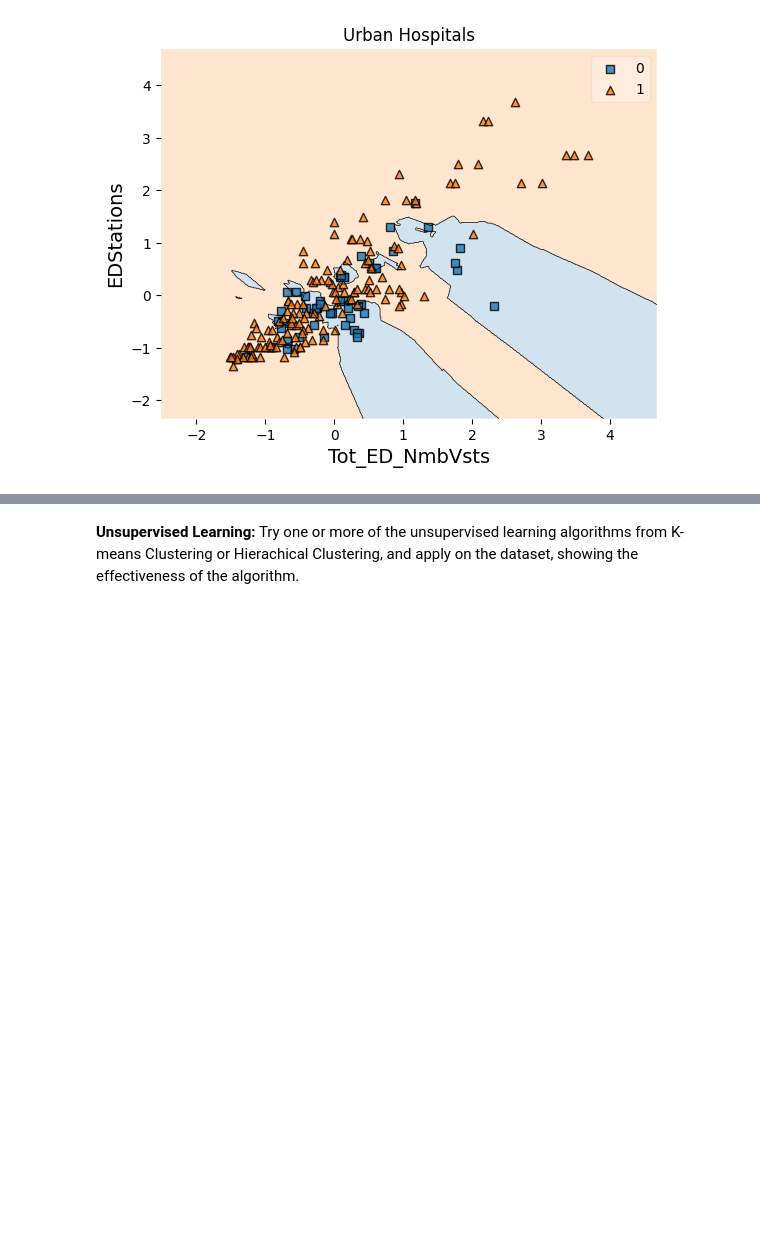
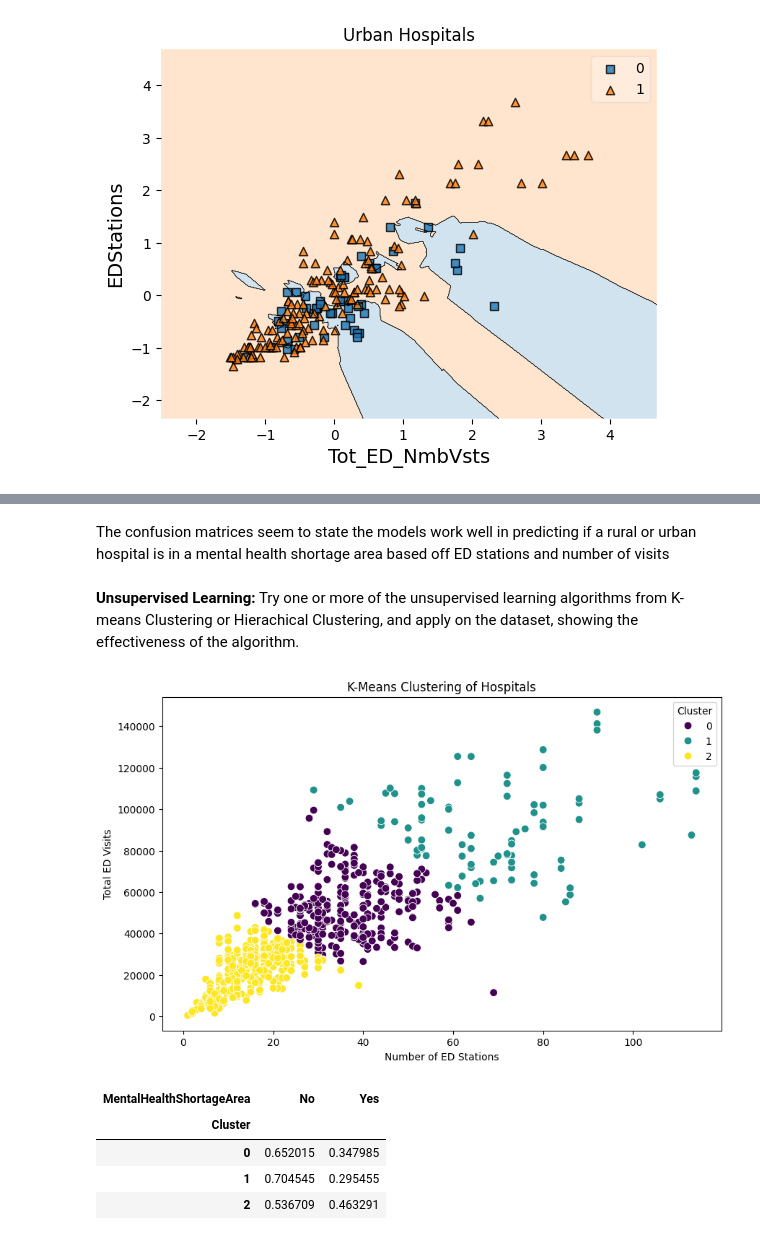
Before and after one commit to tovarrog24/Emergency-Department-Volume-and-Capacity, a Jupyter notebook: learning.ipynb, the cells around one changed output, grey strips where cells are left out. Drawn from its saved outputs; the diff is of its cells as text; code cells hidden in the pictures; blank space fills up the shorter version.

```diff
--- a/learning.ipynb
+++ b/learning.ipynb
@@ -401,3 +481,5 @@ These two graphs seems to give better insight. Contrary to my intial thought, th
+# %% [markdown]
+The confusion matrices seem to state the models work well in predicting if a rural or urban hospital is in a mental health shortage area based off ED stations and number of visits
 # %%
 #Trying to use a Support Vector Machine
 # %% [markdown]
@@ -408,0 +487,52 @@ These two graphs seems to give better insight. Contrary to my intial thought, th
+# %%
+#Trying to use K-Means Clustering
+
+#K-Means clustering will be difficult since none of the data so far has clustered in many ways.
+#One thing that I would like to try is comparing certain subsets of the dataset to see if clusters emerge from there.
+#K-nearest neighbor tried this and not much was resulted from that, but I want to try to see if mental health hospitals cluster when comparing
+#   the total number of EDStations to the Total Number of Visits
+
+# Select the two features
+X = data[["EDStations", "Tot_ED_NmbVsts"]].copy()
+
+# Scale the features
+scaler = StandardScaler()
+X_scaled = scaler.fit_transform(X)
+
+# Create K-Means model
+kmeans = KMeans(n_clusters=3, random_state=42, n_init=10)
+
+# Fit model
+clusters = kmeans.fit_predict(X_scaled)
+
+# Add cluster labels to original data
+data["Cluster"] = clusters
+
+plt.figure(figsize=(10, 6))
+
+sns.scatterplot(
+    data=data,
+    x="EDStations",
+    y="Tot_ED_NmbVsts",
+    hue="Cluster",
+    palette="viridis",
+    s=60
+)
+
+plt.title("K-Means Clustering of Hospitals")
+plt.xlabel("Number of ED Stations")
+plt.ylabel("Total ED Visits")
+plt.show()
+
+pd.crosstab(
+    data["Cluster"],
+    data["MentalHealthShortageArea"],
+    normalize="index"
+)
+# %% [output]
+[figure, added]
+| MentalHealthShortageArea | No | Yes |
+| Cluster |  |  |
+| 0 | 0.652015 | 0.347985 |
+| 1 | 0.704545 | 0.295455 |
+| 2 | 0.536709 | 0.463291 |
```
Also changed, not shown: parts of 16 cells of this notebook.
